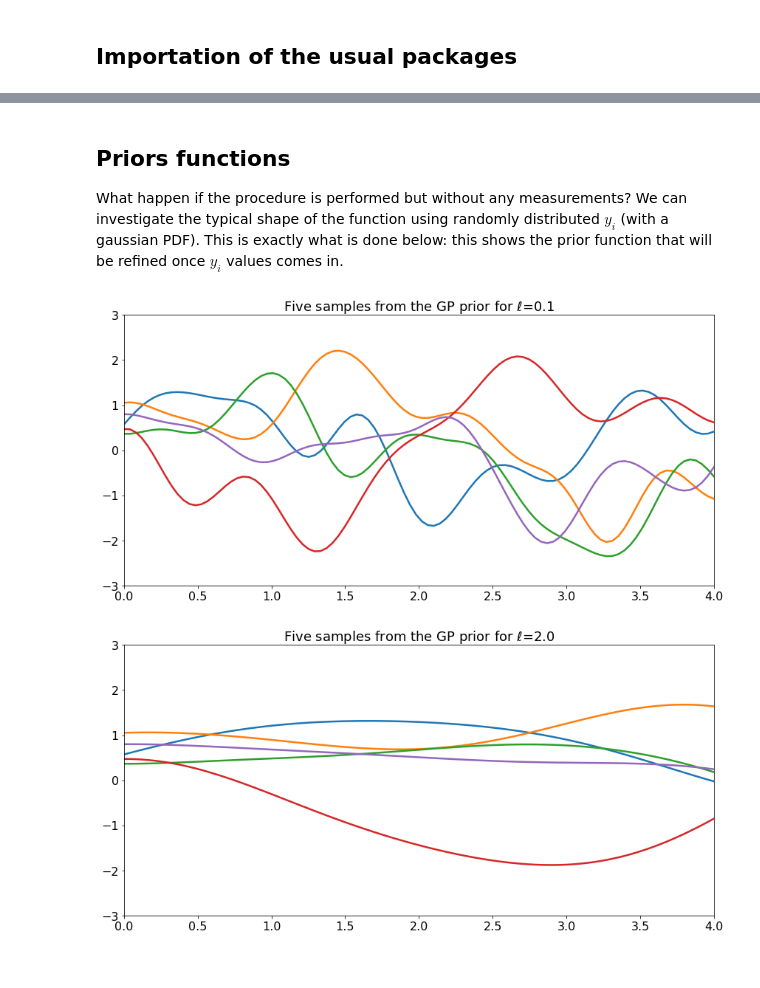
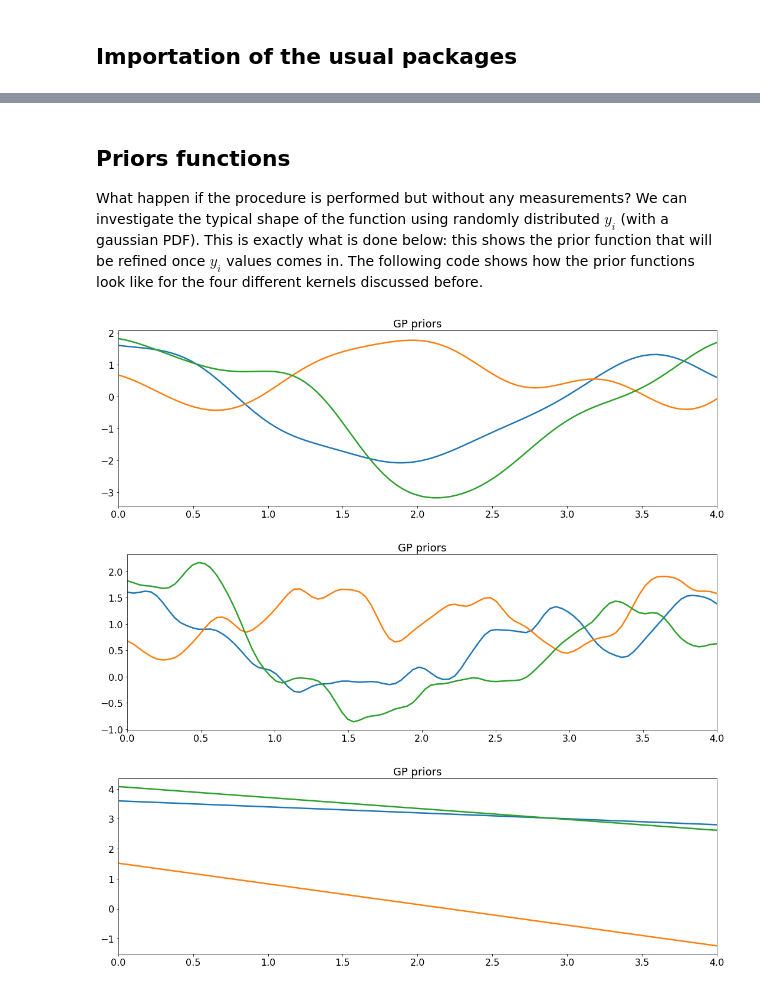
Before and after one commit to rmadar/ExamplesWithPython, a Jupyter notebook: NotebookExamples/GaussianProcesses.ipynb, the cells around one changed output, grey strips where cells are left out. Drawn from its saved outputs; the diff is of its cells as text; code cells hidden in the pictures.

Commit message:
Adding different kernels and compare their results

```diff
--- a/NotebookExamples/GaussianProcesses.ipynb
+++ b/NotebookExamples/GaussianProcesses.ipynb
@@ -100,15 +133,15 @@ for p in [0.1,0.5,1.0,2.0]:
 # %% [markdown]
 ## Priors functions
 
-What happen if the procedure is performed but without any measurements? We can investigate the typical shape of the function using randomly distributed $y_i$ (with a gaussian PDF). This is exactly what is done below: this shows the prior function that will be refined once $y_i$ values comes in.
+What happen if the procedure is performed but without any measurements? We can investigate the typical shape of the function using randomly distributed $y_i$ (with a gaussian PDF). This is exactly what is done below: this shows the prior function that will be refined once $y_i$ values comes in. The following code shows how the prior functions look like for the four different kernels discussed before.
 # %%
-# Define 5 sets of random yi
-yi_random = np.random.normal(size=(n,5))
+# Define 3 sets of random yi
+yi_random = np.random.normal(size=(n,3))
 
-def plot_gp_priors(_xtest,param):
+def plot_gp_priors(_xtest,_kernel_function, param):
 
     # Compute Kernel
-    K_11 = kernel(_xtest, _xtest, param)
+    K_11 = _kernel_function(_xtest, _xtest, param)
 
     # Get cholesky decomposition (square root) of the covariance matrix
     L = np.linalg.cholesky( K_11 + 1e-12*np.eye(len(_xtest)) )
@@ -117,19 +150,24 @@ def plot_gp_priors(_xtest,param):
     f_prior = np.dot(L, yi_random)
 
     # Let's plot 3 sampled functions.
-    plt.figure(figsize=(12,6))
+    plt.figure(figsize=(15,5))
     plt.plot(_xtest, f_prior)
-    plt.axis([np.min(_xtest), np.max(_xtest), -3, 3])
-    plt.title('Five samples from the GP prior for $\ell$={:.1f}'.format(param))
+    plt.xlim(np.min(_xtest),np.max(_xtest))
+    plt.title('GP priors')
     plt.tight_layout()
+
+    return
 # %%
 # Plot priors using test data
 xtest = np.linspace(xmin, xmax, n).reshape(-1,1)
-plot_gp_priors(xtest,0.1)
-plot_gp_priors(xtest,2)
+plot_gp_priors(xtest,kernel_ESD,0.5)
+plot_gp_priors(xtest,kernel_RQ,[0.1,0.5])
+plot_gp_priors(xtest,kernel_DP,5)
+#plot_gp_priors(xtest,kernel_ESS,[8,4.0])
 # %% [output]
-[figure, old version]
+[figure, new version]
-[figure, old version]
+[figure, new version]
+[figure, added]
 # %%
 # Underlying function
 def truth_function(x):
```
Also changed, not shown: parts of 11 cells of this notebook.
